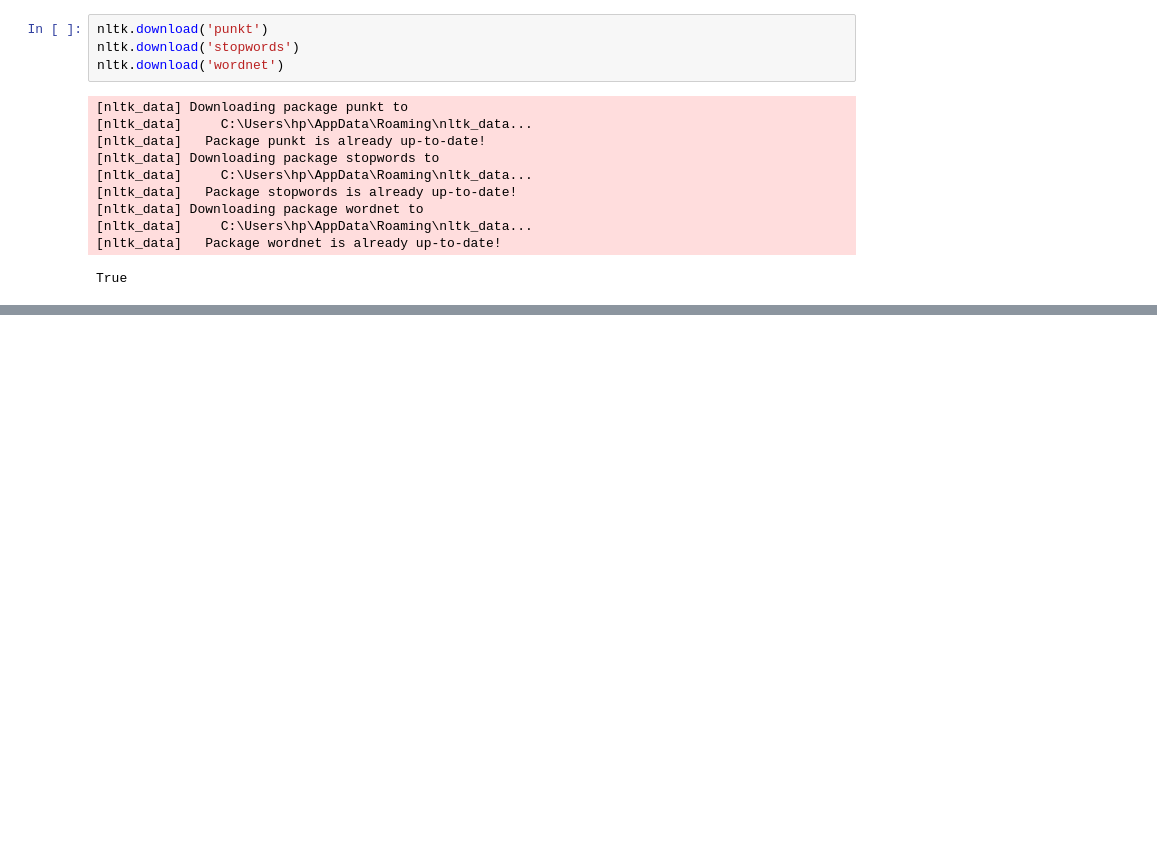
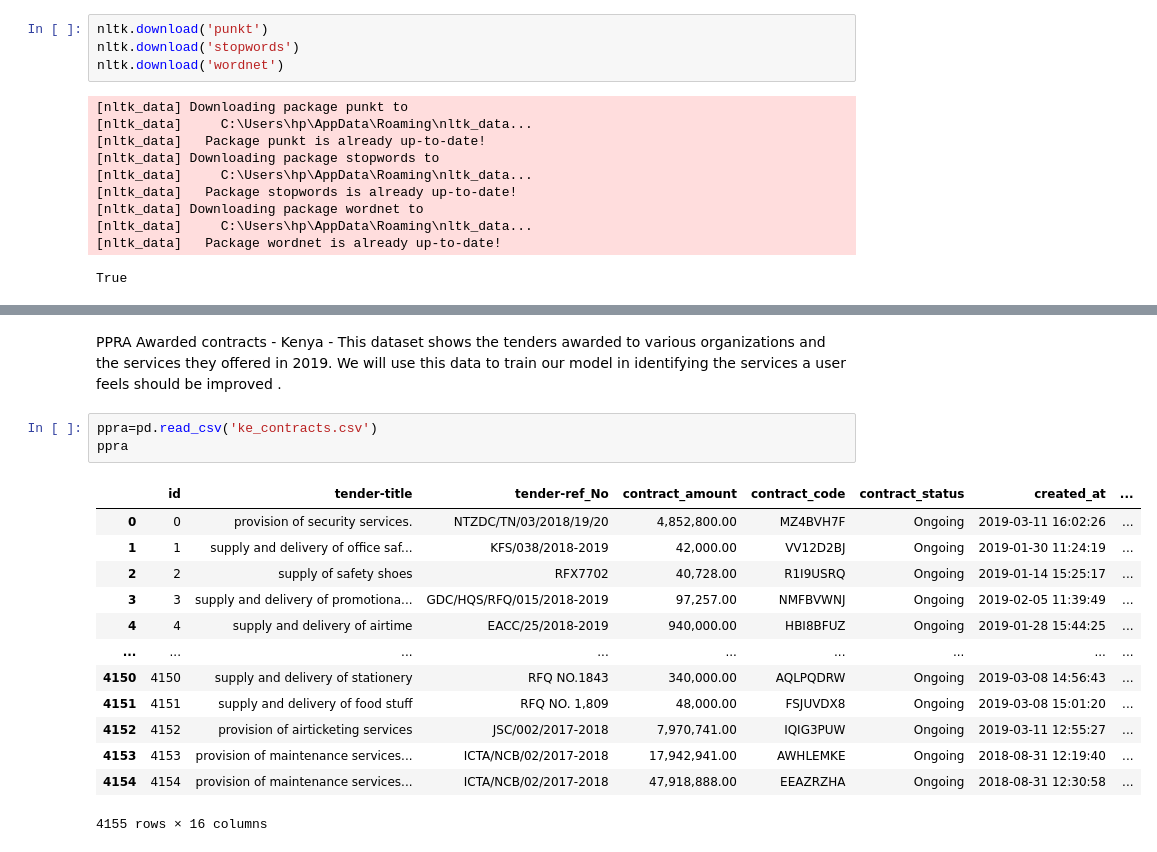
Before and after one commit to datakiptoo/County_Service-_Delivery, a Jupyter notebook: County_Residents.ipynb, the cells around one changed output, grey strips where cells are left out. Drawn from its saved outputs; the diff is of its cells as text; blank space fills up the shorter version.

```diff
--- a/County_Residents.ipynb
+++ b/County_Residents.ipynb
@@ -225,0 +255,19 @@ Name: Indicator Name, Length: 1340, dtype: object
+# %% [markdown]
+PPRA Awarded contracts - Kenya - This dataset shows the tenders awarded to various organizations and the services they offered in 2019. We will use this data to train our model in identifying the services a user feels should be improved .
+# %%
+ppra=pd.read_csv('ke_contracts.csv')
+ppra
+# %% [output]
+|  | id | tender-title | tender-ref_No | contract_amount | contract_code | contract_status | created_at | ... |
+| 0 | 0 | provision of security services. | NTZDC/TN/03/2018/19/20 | 4,852,800.00 | MZ4BVH7F | Ongoing | 2019-03-11 16:02:26 | ... |
+| 1 | 1 | supply and delivery of office saf... | KFS/038/2018-2019 | 42,000.00 | VV12D2BJ | Ongoing | 2019-01-30 11:24:19 | ... |
+| 2 | 2 | supply of safety shoes | RFX7702 | 40,728.00 | R1I9USRQ | Ongoing | 2019-01-14 15:25:17 | ... |
+| 3 | 3 | supply and delivery of promotiona... | GDC/HQS/RFQ/015/2018-2019 | 97,257.00 | NMFBVWNJ | Ongoing | 2019-02-05 11:39:49 | ... |
+| 4 | 4 | supply and delivery of airtime | EACC/25/2018-2019 | 940,000.00 | HBI8BFUZ | Ongoing | 2019-01-28 15:44:25 | ... |
+| ... | ... | ... | ... | ... | ... | ... | ... | ... |
+| 4150 | 4150 | supply and delivery of stationery | RFQ NO.1843 | 340,000.00 | AQLPQDRW | Ongoing | 2019-03-08 14:56:43 | ... |
+| 4151 | 4151 | supply and delivery of food stuff | RFQ NO. 1,809 | 48,000.00 | FSJUVDX8 | Ongoing | 2019-03-08 15:01:20 | ... |
+| 4152 | 4152 | provision of airticketing services | JSC/002/2017-2018 | 7,970,741.00 | IQIG3PUW | Ongoing | 2019-03-11 12:55:27 | ... |
+| 4153 | 4153 | provision of maintenance services... | ICTA/NCB/02/2017-2018 | 17,942,941.00 | AWHLEMKE | Ongoing | 2018-08-31 12:19:40 | ... |
+| 4154 | 4154 | provision of maintenance services... | ICTA/NCB/02/2017-2018 | 47,918,888.00 | EEAZRZHA | Ongoing | 2018-08-31 12:30:58 | ... |
+4155 rows × 16 columns
```
Also changed, not shown: parts of 8 cells of this notebook.
